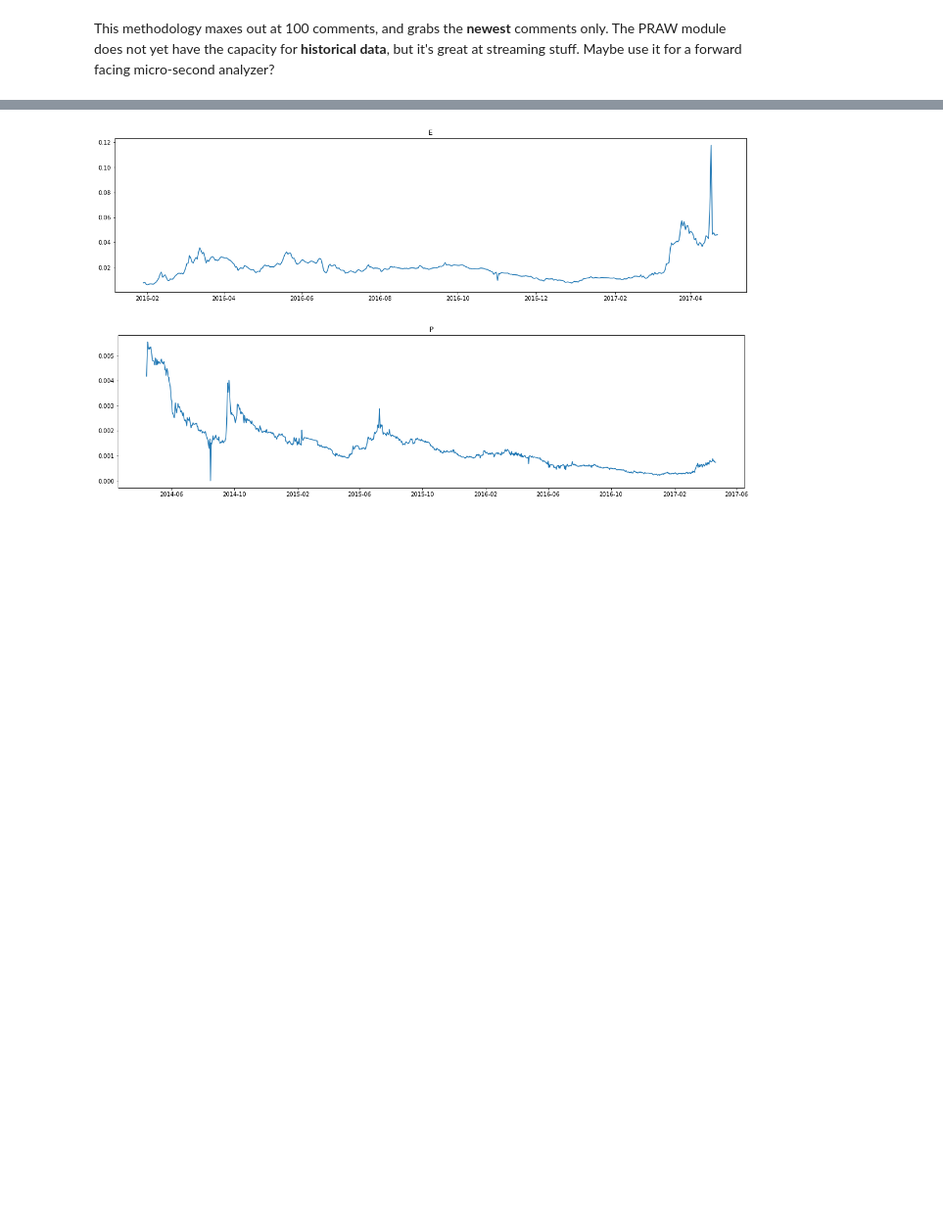
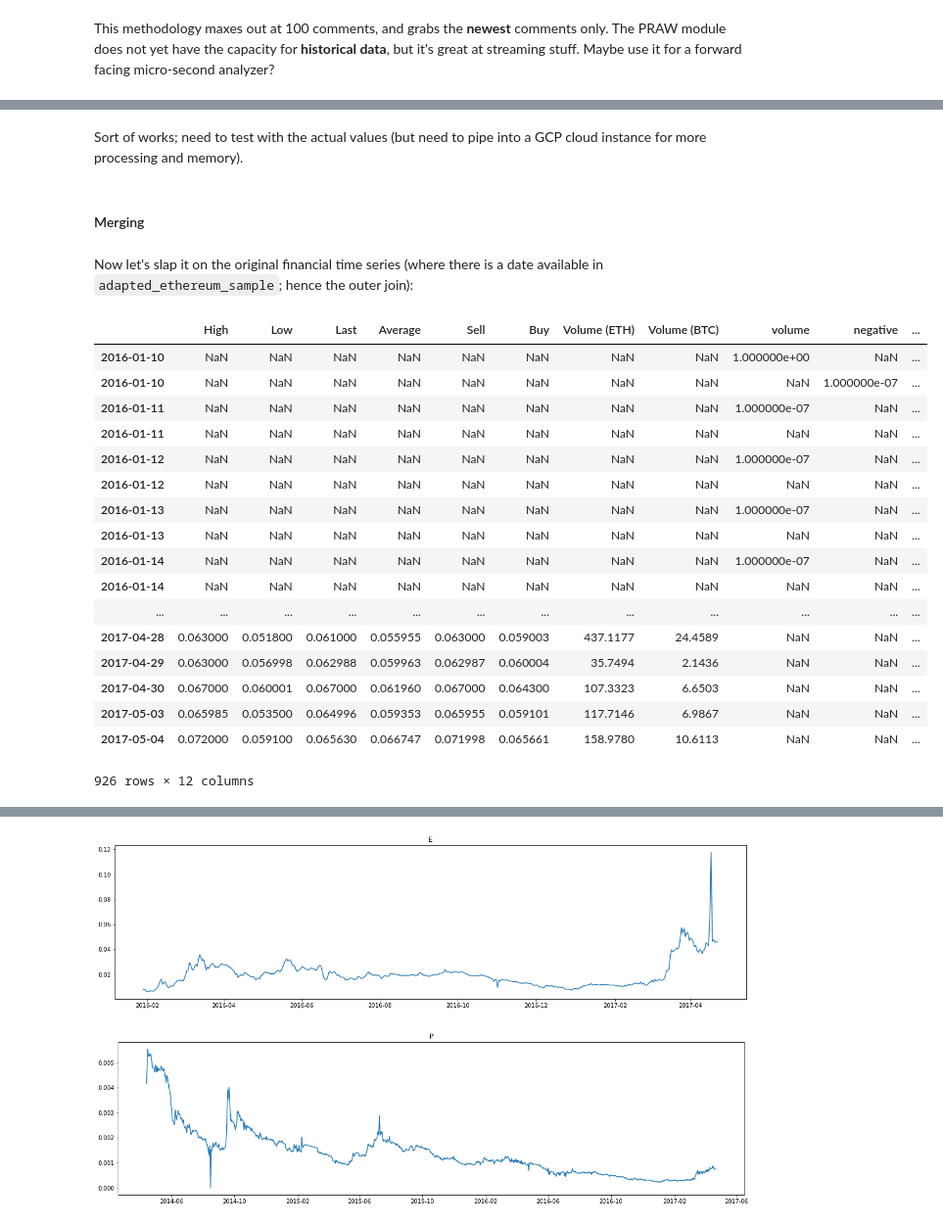
Before and after one commit to redqueenxyz/sigmaCoin, a Jupyter notebook: optimizing/forecaster.ipynb, the cells around one changed output, grey strips where cells are left out. Shown at 98% size. Saved outputs shown, nothing was run; the diff lists cells and outputs as text; code cells hidden in the pictures; blank space fills up the shorter version.

```diff
--- a/optimizing/forecaster.ipynb
+++ b/optimizing/forecaster.ipynb
@@ -72,0 +236,5 @@ May require a CloudSQL instance, in which case we should just push there moving
+# %%
+# Success!
+# Now let's turn them into dummy variables, drop the old ones (and the UTC timestamp), and slap them onto the dataset
+ethereum_sample = pd.concat([ethereum_sample.drop(["sentiment", "created_utc"], axis=1), pd.get_dummies(ethereum_sample['sentiment'])], axis=1);
+ethereum_sample
@@ -72,0 +287,3 @@ May require a CloudSQL instance, in which case we should just push there moving
+# %%
+adapted_ethereum_sample = pd.concat([ethereum_sample.resample('D')["score"].count(), ethereum_sample.resample('D')["neg", "pos"].sum()])
+adapted_ethereum_sample.columns = ['volume', 'negative', 'positive']
@@ -72,0 +312,3 @@ May require a CloudSQL instance, in which case we should just push there moving
+# %%
+# Quick zeroing so no divide by 0 error later
+adapted_ethereum_sample = adapted_ethereum_sample.replace(to_replace=0, value=0.0000001)
@@ -72,0 +319,2 @@ May require a CloudSQL instance, in which case we should just push there moving
+# %%
+adapted_ethereum_sample["sentiment_ratio"] = adapted_ethereum_sample.apply(lambda row: row['positive']/row['negative'], axis=1)
@@ -72,0 +343,27 @@ May require a CloudSQL instance, in which case we should just push there moving
+# %% [markdown]
+Sort of works; need to test with the actual values (but need to pipe into a GCP cloud instance for more processing and memory).
+# %% [markdown]
+#### Merging
+# %% [markdown]
+Now let's slap it on the original financial time series (where there is a date available in `adapted_ethereum_sample`; hence the outer join):
+# %%
+eth_btc.join(adapted_ethereum_sample, how='outer')
+# %% [output]
+|  | High | Low | Last | Average | Sell | Buy | Volume (ETH) | Volume (BTC) | volume | negative | ... |
+| 2016-01-10 | NaN | NaN | NaN | NaN | NaN | NaN | NaN | NaN | 1.000000e+00 | NaN | ... |
+| 2016-01-10 | NaN | NaN | NaN | NaN | NaN | NaN | NaN | NaN | NaN | 1.000000e-07 | ... |
+| 2016-01-11 | NaN | NaN | NaN | NaN | NaN | NaN | NaN | NaN | 1.000000e-07 | NaN | ... |
+| 2016-01-11 | NaN | NaN | NaN | NaN | NaN | NaN | NaN | NaN | NaN | NaN | ... |
+| 2016-01-12 | NaN | NaN | NaN | NaN | NaN | NaN | NaN | NaN | 1.000000e-07 | NaN | ... |
+| 2016-01-12 | NaN | NaN | NaN | NaN | NaN | NaN | NaN | NaN | NaN | NaN | ... |
+| 2016-01-13 | NaN | NaN | NaN | NaN | NaN | NaN | NaN | NaN | 1.000000e-07 | NaN | ... |
+| 2016-01-13 | NaN | NaN | NaN | NaN | NaN | NaN | NaN | NaN | NaN | NaN | ... |
+| 2016-01-14 | NaN | NaN | NaN | NaN | NaN | NaN | NaN | NaN | 1.000000e-07 | NaN | ... |
+| 2016-01-14 | NaN | NaN | NaN | NaN | NaN | NaN | NaN | NaN | NaN | NaN | ... |
+| ... | ... | ... | ... | ... | ... | ... | ... | ... | ... | ... | ... |
+| 2017-04-28 | 0.063000 | 0.051800 | 0.061000 | 0.055955 | 0.063000 | 0.059003 | 437.1177 | 24.4589 | NaN | NaN | ... |
+| 2017-04-29 | 0.063000 | 0.056998 | 0.062988 | 0.059963 | 0.062987 | 0.060004 | 35.7494 | 2.1436 | NaN | NaN | ... |
+| 2017-04-30 | 0.067000 | 0.060001 | 0.067000 | 0.061960 | 0.067000 | 0.064300 | 107.3323 | 6.6503 | NaN | NaN | ... |
+| 2017-05-03 | 0.065985 | 0.053500 | 0.064996 | 0.059353 | 0.065955 | 0.059101 | 117.7146 | 6.9867 | NaN | NaN | ... |
+| 2017-05-04 | 0.072000 | 0.059100 | 0.065630 | 0.066747 | 0.071998 | 0.065661 | 158.9780 | 10.6113 | NaN | NaN | ... |
+926 rows × 12 columns
```
Also changed, not shown: parts of 33 cells of this notebook.
